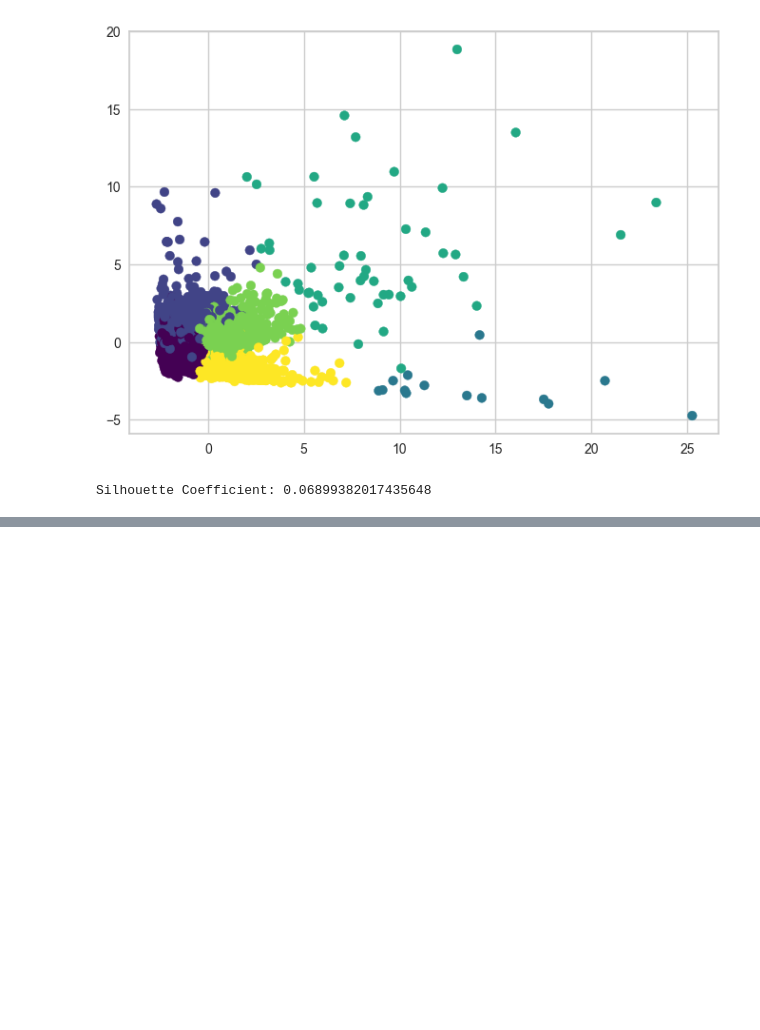
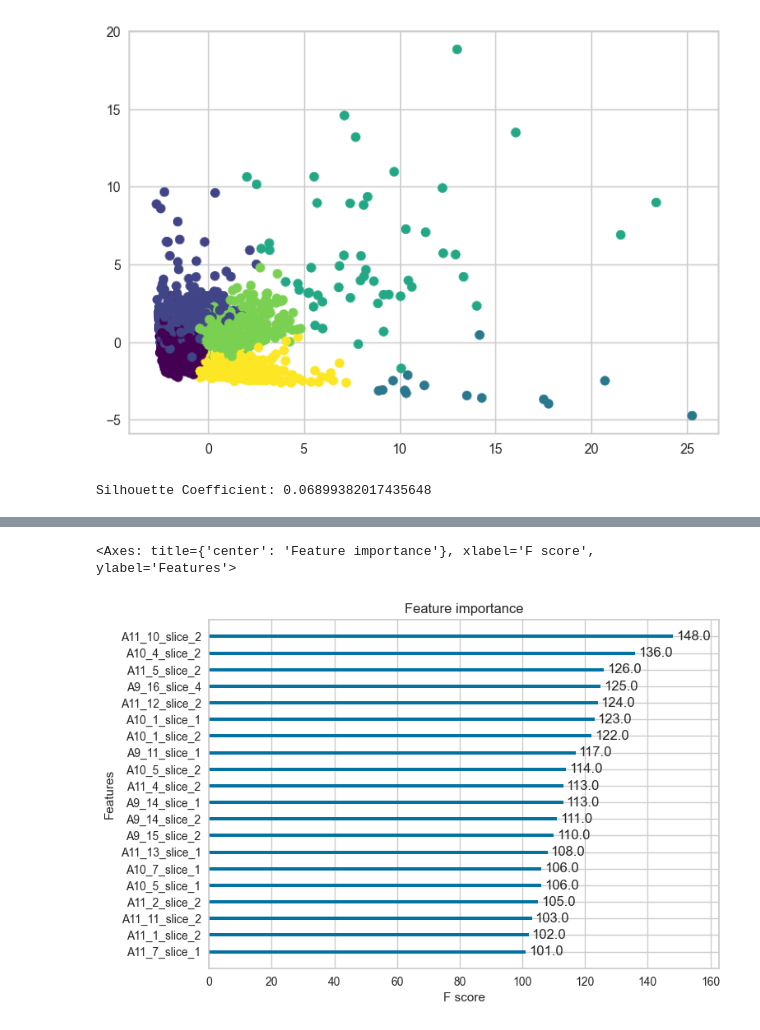
Before and after one commit to QuentinFISCH/qantar, a Jupyter notebook: tp1/exploration.ipynb, the cells around one changed output, grey strips where cells are left out. Saved outputs shown, nothing was run; the diff lists cells and outputs as text; code cells hidden in the pictures; blank space fills up the shorter version.

```diff
--- a/tp1/exploration.ipynb
+++ b/tp1/exploration.ipynb
@@ -300,7 +354,8 @@ data_usage_enc.head()
 5 rows × 216 columns
 # %%
 # multiply each row by its weight
-data_usage_weighted_scaled = data_usage_enc.multiply(weights_usages, axis="index")
-# scaler = StandardScaler()
-# data_usage_weighted_scaled = scaler.fit_transform(data_usage_weighted)
-# data_usage_weighted_scaled
+data_usage_weighted = data_usage_enc.multiply(weights_usages, axis="index")
+
+scaler = StandardScaler()
+data_usage_weighted_scaled = scaler.fit_transform(data_usage_weighted)
+data_usage_weighted_scaled
@@ -307,5 +376,5 @@ data_usage_weighted_scaled = data_usage_enc.multiply(weights_usages, axis="index
 # %%
-pca = PCA(n_components=2)
+pca = PCA(n_components=3)
 pca.fit(data_usage_weighted_scaled)
 data_usage_pca = pca.transform(data_usage_weighted_scaled)
 # %%
@@ -348,0 +438,15 @@ Silhouette Coefficient: 0.06899382017435648
+# %%
+# XGBoost classifier
+
+from sklearn.model_selection import cross_val_score
+from sklearn.metrics import accuracy_score, classification_report
+from sklearn.model_selection import train_test_split
+
+from xgboost import XGBClassifier
+
+seed = 42
+
+# model = XGBClassifier(enable_categorical=True, random_state=seed, tree_method='hist', max_depth=5, n_estimators=50, learning_rate=0.1)
+model = XGBClassifier(random_state=seed, enable_categorical=False)
+scores = cross_val_score(model, data_attitude_weighted_scaled, labels, cv=5, n_jobs=-1)
+scores
@@ -348,0 +459,11 @@ Silhouette Coefficient: 0.06899382017435648
+# %%
+X_train, X_test, y_train, y_test = train_test_split(data_attitude_weighted_scaled, labels, test_size=0.2, random_state=seed)
+
+model.fit(X_train, y_train)
+
+y_pred = model.predict(X_test)
+predictions = [round(value) for value in y_pred]
+
+accuracy = accuracy_score(y_test, predictions)
+print("Accuracy: %.2f%%" % (accuracy * 100.0))
+print(classification_report(y_test, predictions))
@@ -348,0 +484,8 @@ Silhouette Coefficient: 0.06899382017435648
+# %%
+# get feature importance
+from xgboost import plot_importance
+
+plot_importance(model, max_num_features=20, importance_type='weight')
+# %% [output]
+<Axes: title={'center': 'Feature importance'}, xlabel='F score', ylabel='Features'>
+[figure, added]
```
Also changed, not shown: parts of 35 cells of this notebook, 1 other file.
